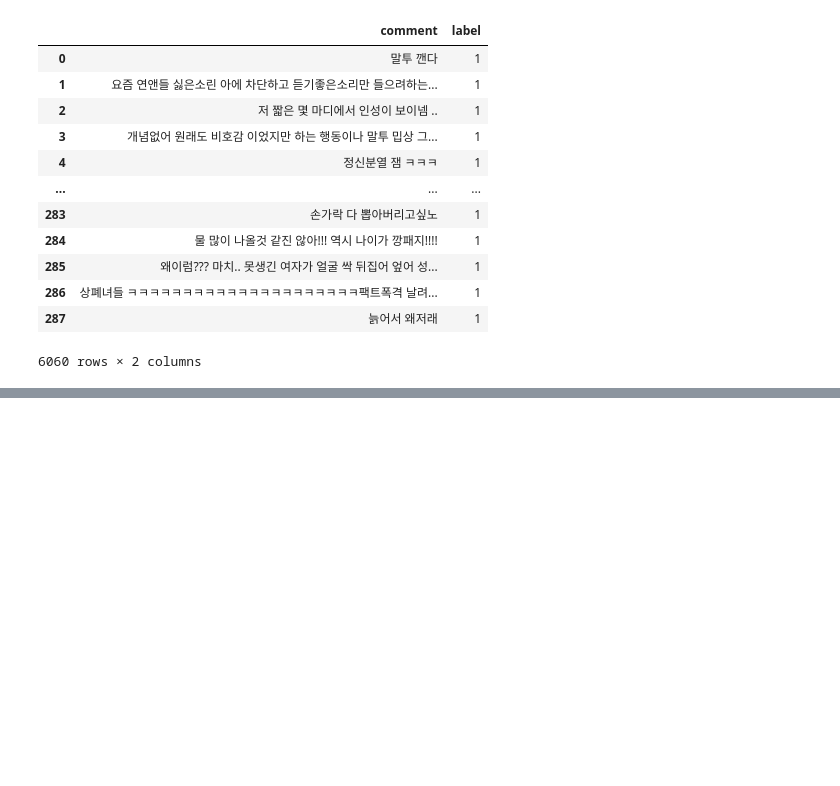
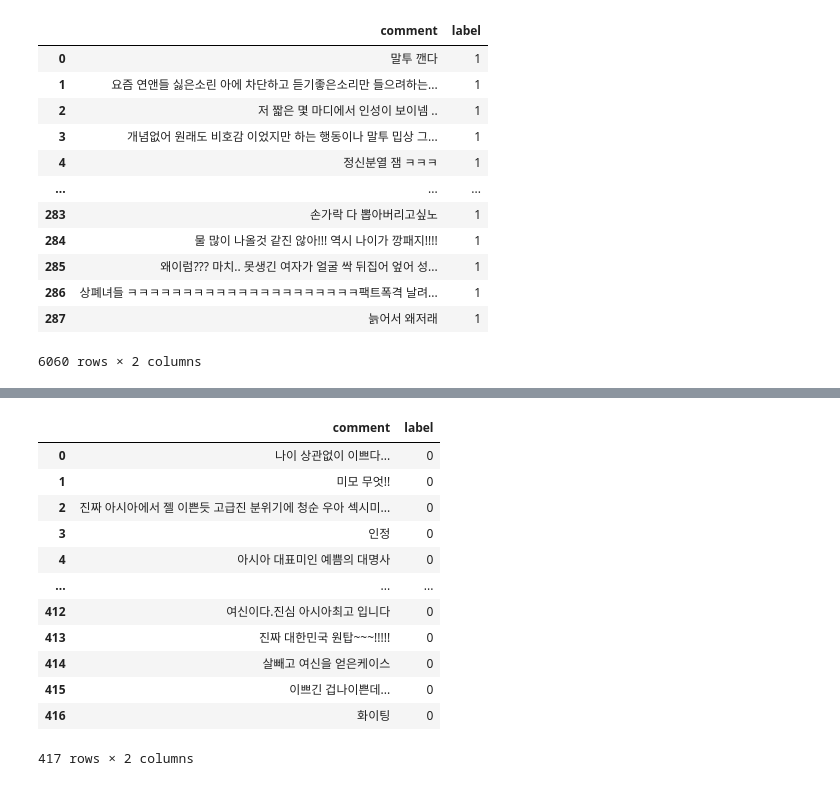
Before and after one commit to sooyeon-go/grad_project, a Jupyter notebook: comment_crawling_r/comment_csv.ipynb, the cells around one changed output, grey strips where cells are left out. Drawn from its saved outputs; the diff is of its cells as text; code cells hidden in the pictures; blank space fills up the shorter version.

```diff
--- a/comment_crawling_r/comment_csv.ipynb
+++ b/comment_crawling_r/comment_csv.ipynb
@@ -684,0 +709,17 @@ fi11
+# %%
+dic13 = pd.read_csv('p_comment8_csv.csv',encoding = 'cp949')
+dic13
+# %% [output]
+|  | comment | label |
+| 0 | 나이 상관없이 이쁘다... | 0 |
+| 1 | 미모 무엇!! | 0 |
+| 2 | 진짜 아시아에서 젤 이쁜듯 고급진 분위기에 청순 우아 섹시미... | 0 |
+| 3 | 인정 | 0 |
+| 4 | 아시아 대표미인 예쁨의 대명사 | 0 |
+| ... | ... | ... |
+| 412 | 여신이다.진심 아시아최고 입니다 | 0 |
+| 413 | 진짜 대한민국 원탑~~~!!!!! | 0 |
+| 414 | 살빼고 여신을 얻은케이스 | 0 |
+| 415 | 이쁘긴 겁나이쁜데... | 0 |
+| 416 | 화이팅 | 0 |
+417 rows × 2 columns
```
Also changed, not shown: parts of 2 cells of this notebook.
